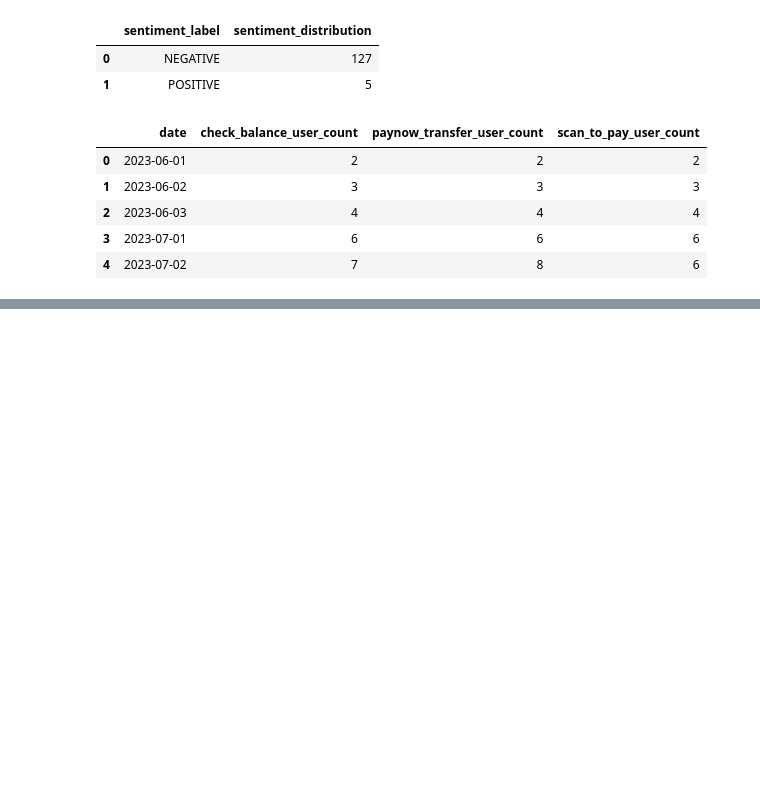
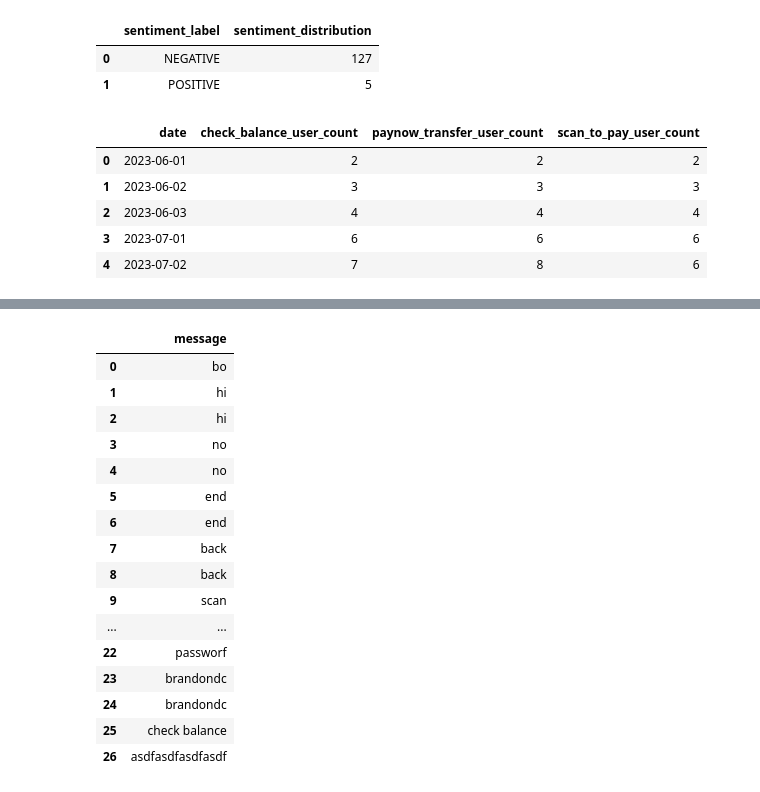
Before and after one commit to smu-fintech-2023-team10/Team-Jerry, a Jupyter notebook: dashboard/test_folder/overview.ipynb, the cells around one changed output, grey strips where cells are left out. Saved outputs shown, nothing was run; the diff lists cells and outputs as text; code cells hidden in the pictures; blank space fills up the shorter version.

```diff
--- a/dashboard/test_folder/overview.ipynb
+++ b/dashboard/test_folder/overview.ipynb
@@ -256,0 +312,20 @@ check_balances_df.drop_na(inplace=True)
+# %%
+overview_df
+# %% [output]
+|  | message |
+| 0 | bo |
+| 1 | hi |
+| 2 | hi |
+| 3 | no |
+| 4 | no |
+| 5 | end |
+| 6 | end |
+| 7 | back |
+| 8 | back |
+| 9 | scan |
+| ... | ... |
+| 22 | passworf |
+| 23 | brandondc |
+| 24 | brandondc |
+| 25 | check balance |
+| 26 | asdfasdfasdfasdf |
```
Also changed, not shown: parts of 4 cells of this notebook, 1 other file.
